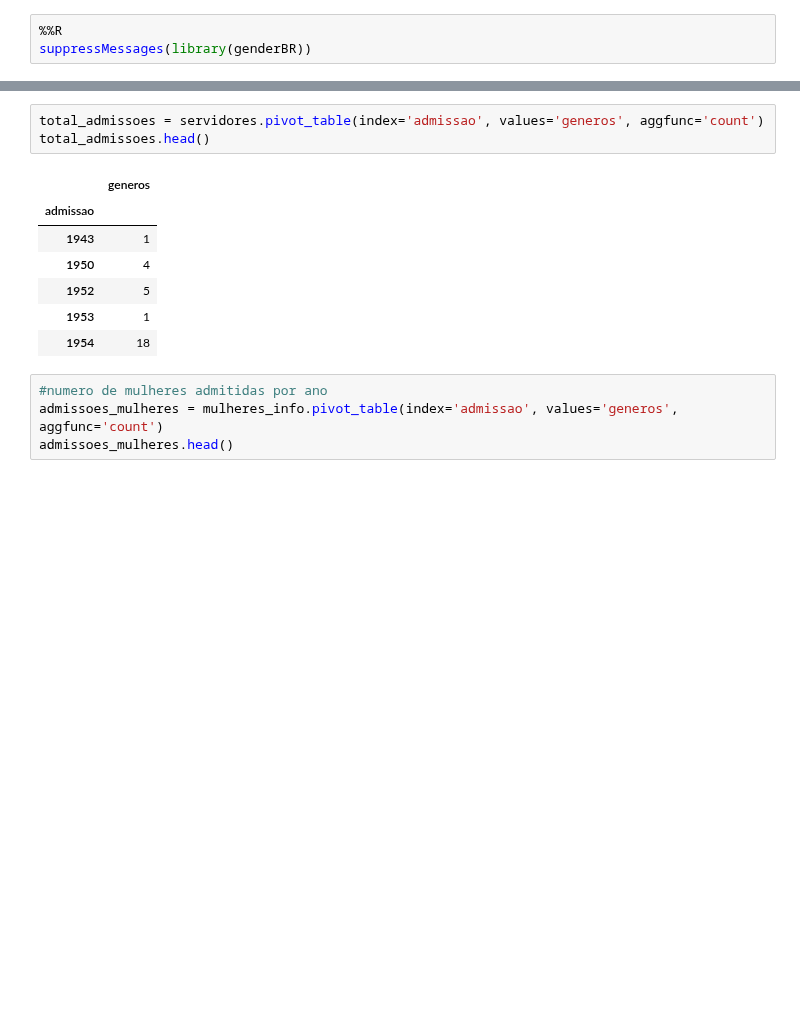
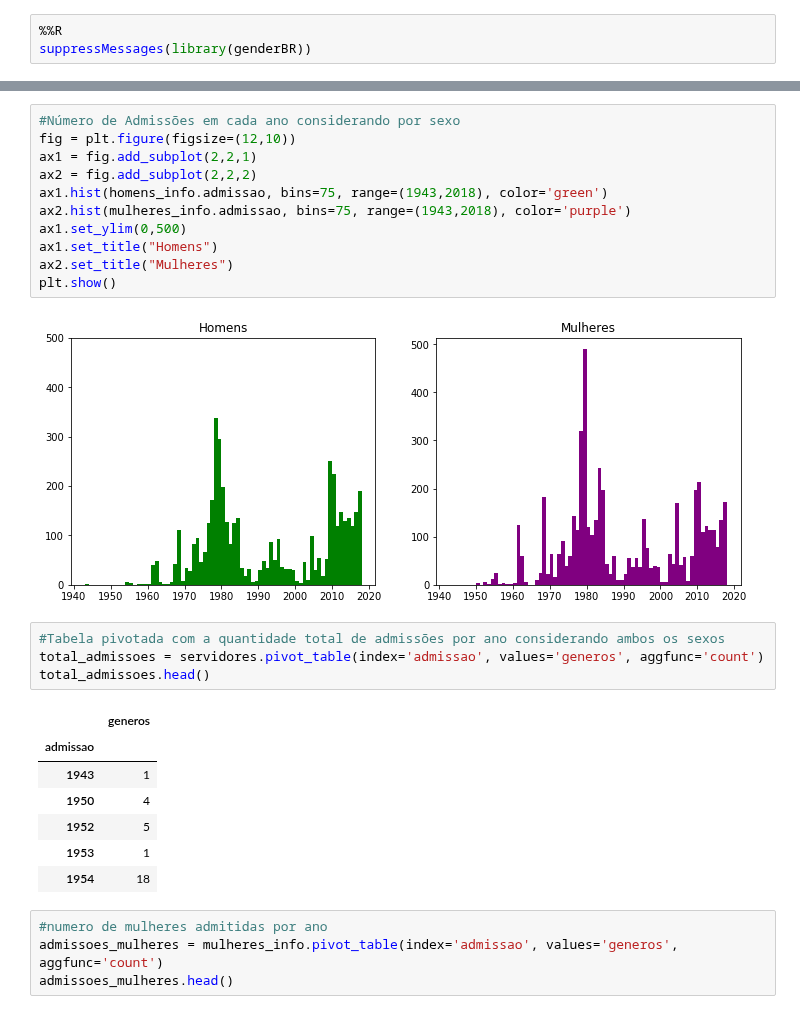
Before and after one commit to kevinwall/Probabilidade_Projeto, a Jupyter notebook: Rascunho.ipynb, the cells around one changed output, grey strips where cells are left out. Cells and saved outputs as stored; diff of their text form; blank space fills up the shorter version.

```diff
--- a/Rascunho.ipynb
+++ b/Rascunho.ipynb
@@ -59,4 +62,18 @@ mulheres_info.head()
+# %%
+#Número de Admissões em cada ano considerando por sexo
+fig = plt.figure(figsize=(12,10))
+ax1 = fig.add_subplot(2,2,1)
+ax2 = fig.add_subplot(2,2,2)
+ax1.hist(homens_info.admissao, bins=75, range=(1943,2018), color='green')
+ax2.hist(mulheres_info.admissao, bins=75, range=(1943,2018), color='purple')
+ax1.set_ylim(0,500)
+ax1.set_title("Homens")
+ax2.set_title("Mulheres")
+plt.show()
+# %% [output]
+[figure, added]
 # %%
+#Tabela pivotada com a quantidade total de admissões por ano considerando ambos os sexos
 total_admissoes = servidores.pivot_table(index='admissao', values='generos', aggfunc='count')
 total_admissoes.head()
 # %% [output]
```
Also changed, not shown: parts of 21 cells of this notebook.
